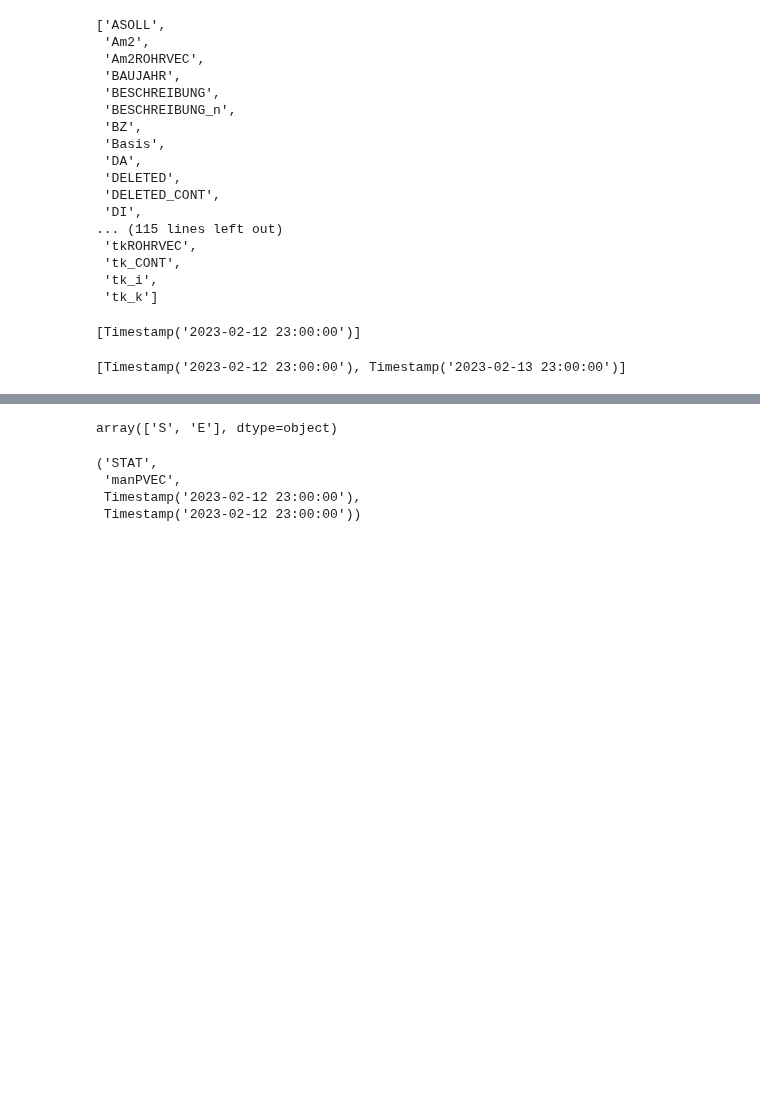
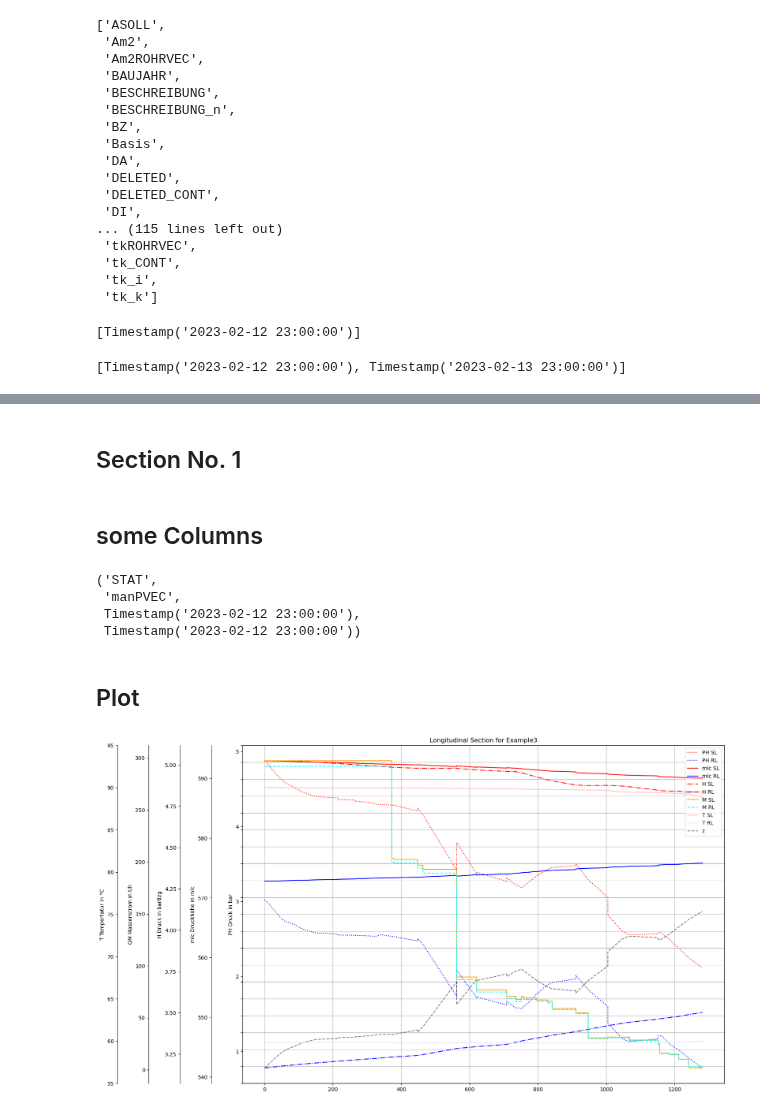
Before and after one commit to 3SConsult/PT3S, a Jupyter notebook: docs/Example3.ipynb, the cells around one changed output, grey strips where cells are left out. Drawn from its saved outputs; the diff is of its cells as text; code cells hidden in the pictures; blank space fills up the shorter version.

```diff
--- a/docs/Example3.ipynb
+++ b/docs/Example3.ipynb
@@ -452,9 +471,8 @@ dfAGSNVec=pd.merge(m.V3_AGSN,m.V3_ROHRVEC,left_on='OBJID',right_on='tk',suffixes
+# %% [markdown]
+## Section No. 1
 # %%
-dfAGSNVec=dfAGSNVec[
-    (dfAGSNVec['LFDNR']==1)
+dfAGSNVec=m.V3_AGSNVec[
+    (m.V3_AGSNVec['LFDNR']==1)
     &
-    (dfAGSNVec['XL']==1)
+    (m.V3_AGSNVec['XL']==1)
 ]
-dfAGSNVec['IptIdx'].unique()#colsAGSNBase+V3_ROHRVEC_BaseCols]
-# %% [output]
-array(['S', 'E'], dtype=object)
@@ -461,3 +485,5 @@ array(['S', 'E'], dtype=object)
+# %% [markdown]
+## some Columns
 # %%
 t0rVec=pd.Timestamp(m.mx.df.index[0].strftime('%Y-%m-%d %X'))#.%f'))
 manPVEC=('STAT',
@@ -479,12 +507,40 @@ mlcPVEC=('STAT',
                       t0rVec,
                       t0rVec)
 # %%
+# for convenient colnames in celloutput
 dfAGSNVec['mlcPVEC']=dfAGSNVec[mlcPVEC]
+dfAGSNVecRL['mlcPVEC']=dfAGSNVecRL[mlcPVEC]
 # %%
 QMVEC=('STAT',
                       'QMVEC',
                       t0rVec,
                       t0rVec)
 # %%
+# for convenient colnames in celloutput
 dfAGSNVec['QMVEC']=dfAGSNVec[QMVEC]
+dfAGSNVecRL['QMVEC']=dfAGSNVecRL[QMVEC]
+# %%
+TVEC=('STAT',
+'ROHR~*~*~*~TVEC',
+t0rVec,
+t0rVec)
+# %%
+# for convenient colnames in celloutput
+dfAGSNVec['TVEC']=dfAGSNVec[TVEC]
+dfAGSNVecRL['TVEC']=dfAGSNVecRL[TVEC]
+# %% [markdown]
+## Plot
+# %%
+plot(dfAGSNVec,dfAGSNVecRL
+        ,PHCol=manPVEC
+        ,mlcCol=mlcPVEC
+        ,zKoorCol='ZVEC'
+        ,barBzgCol='H_n'
+        ,QMCol=QMVEC
+        ,TCol=TVEC
+        ,xCol='LSum'
+
+    )
+# %% [output]
+[figure, added]
 # %%
```
Also changed, not shown: parts of 40 cells of this notebook, 31 other files.
